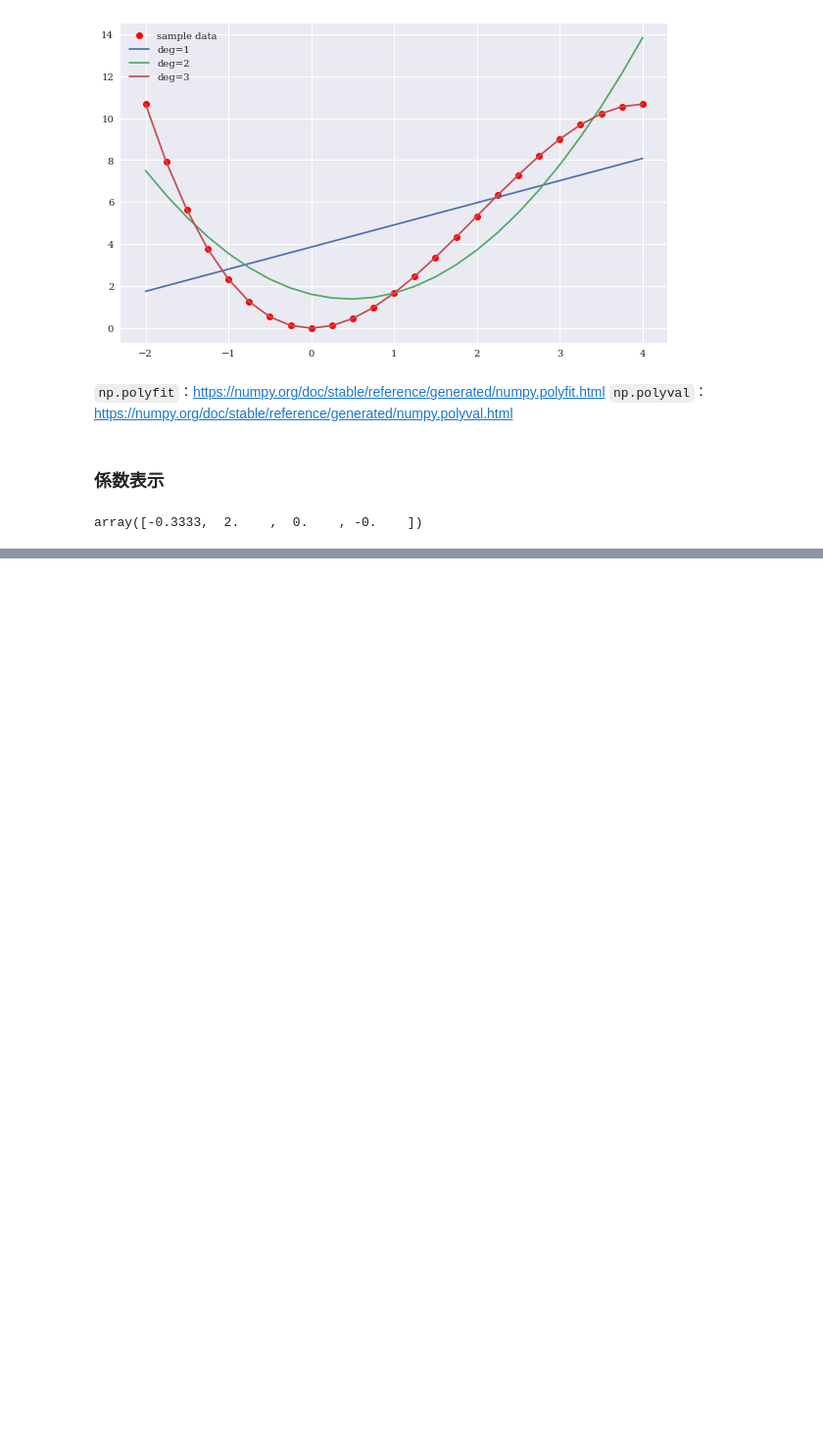
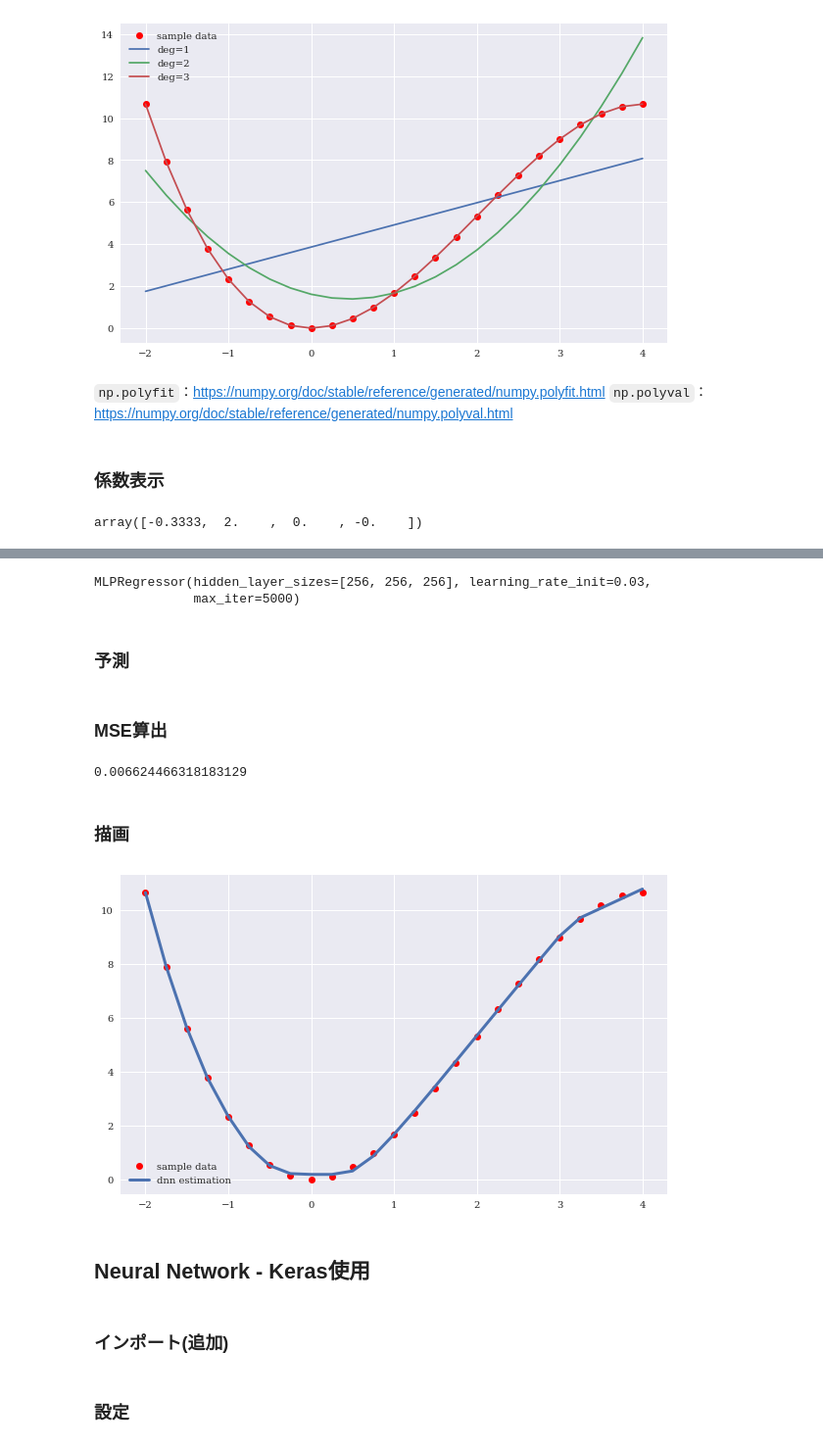
Before and after one commit to ogahmmac/aiif, a Jupyter notebook: code/ogahm_01_artificial_intelligence.ipynb, the cells around one changed output, grey strips where cells are left out. Shown: that part at 98% size. Cells and saved outputs as stored; diff of their text form; code cells hidden in the pictures; blank space fills up the shorter version.

```diff
--- a/code/ogahm_01_artificial_intelligence.ipynb
+++ b/code/ogahm_01_artificial_intelligence.ipynb
@@ -255,0 +264,4 @@ array([-0.3333,  2.    ,  0.    , -0.    ])
+# %%
+model = MLPRegressor(hidden_layer_sizes=3 * [256],
+                     learning_rate_init=0.03,
+                     max_iter=5000)
@@ -255,0 +272,37 @@ array([-0.3333,  2.    ,  0.    , -0.    ])
+# %%
+model.fit(x.reshape(-1,
+                    1),
+          y)
+# %% [output]
+MLPRegressor(hidden_layer_sizes=[256, 256, 256], learning_rate_init=0.03,
+             max_iter=5000)
+# %% [markdown]
+### 予測
+# %%
+y_ = model.predict(x.reshape(-1, 1))
+# %% [markdown]
+### MSE算出
+# %%
+MSE = ((y - y_) ** 2).mean()
+MSE
+# %% [output]
+0.006624466318183129
+# %% [markdown]
+### 描画
+# %%
+plt.figure(figsize=(10, 6))
+plt.plot(x,
+         y,
+         'ro',
+         label='sample data')
+plt.plot(x,
+         y_,
+         lw=3.0,
+         label='dnn estimation')
+plt.legend();
+# %% [output]
+[figure, added]
+# %% [markdown]
+## Neural Network - Keras使用
+# %% [markdown]
+### インポート(追加)
@@ -255,0 +314,2 @@ array([-0.3333,  2.    ,  0.    , -0.    ])
+# %% [markdown]
+### 設定
```
Also changed, not shown: parts of 111 cells of this notebook.
